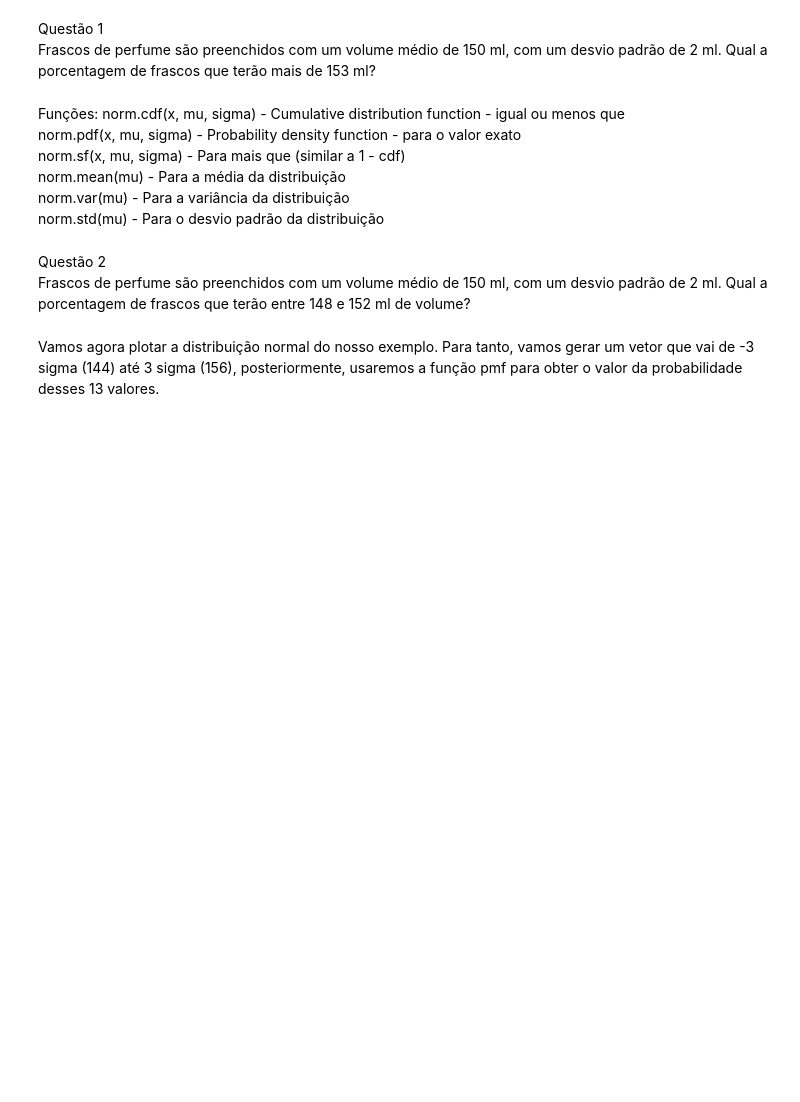
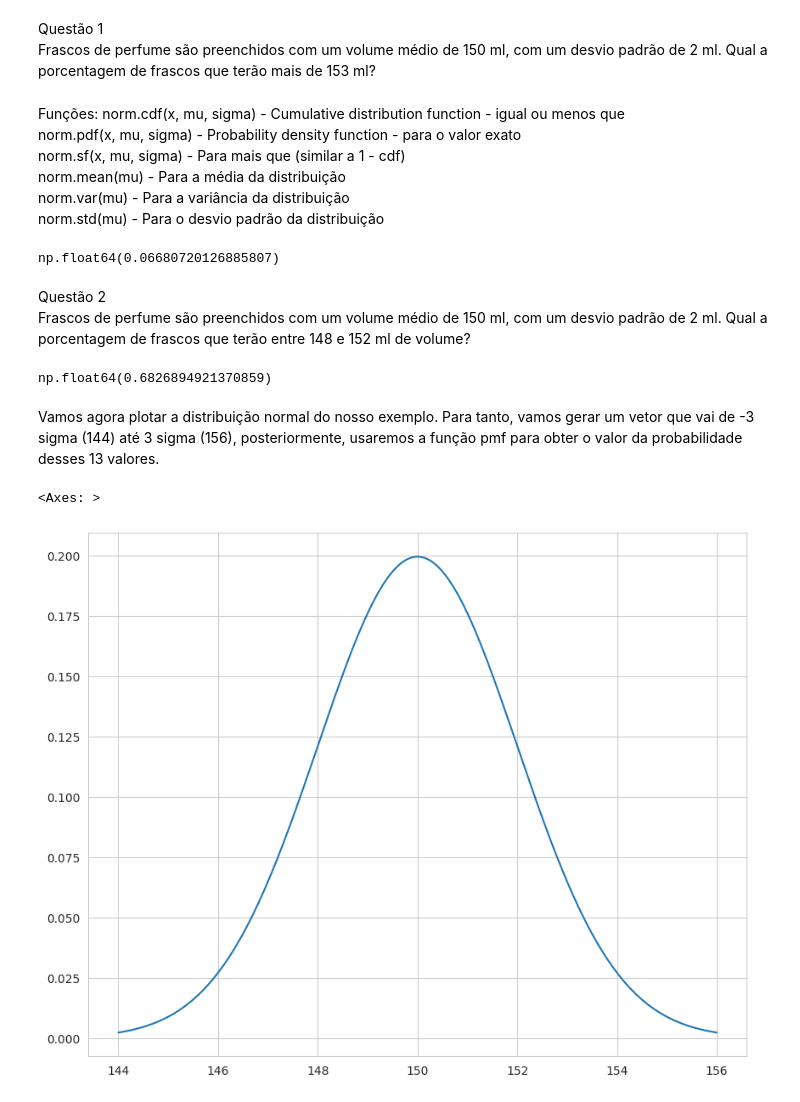
Before and after one commit to UlissesJunior/XMAC02-MetodosMatematicosAnaliseDados, a Jupyter notebook: Notebooks/Aula12 - Distribuição Normal/Aula12.ipynb, the cells around one changed output. Cells and saved outputs as stored; diff of their text form; code cells hidden in the pictures; blank space fills up the shorter version.

```diff
--- a/Notebooks/Aula12 - Distribuição Normal/Aula12.ipynb
+++ b/Notebooks/Aula12 - Distribuição Normal/Aula12.ipynb
@@ -30,8 +74,24 @@ norm.sf(x, mu, sigma) - Para mais que (similar a 1 - cdf) \
 norm.mean(mu) - Para a média da distribuição \
 norm.var(mu) - Para a variância da distribuição \
 norm.std(mu) - Para o desvio padrão da distribuição
+# %%
+norm.sf(153, 150, 2)
+# %% [output]
+np.float64(0.06680720126885807)
 # %% [markdown]
 Questão 2 \
 Frascos de perfume são preenchidos com um volume médio de 150 ml, com um desvio padrão de 2 ml. Qual a porcentagem de frascos que terão entre 148 e 152 ml de volume?
+# %%
+norm.sf(148, 150, 2) - norm.sf(152, 150, 2)
+# %% [output]
+np.float64(0.6826894921370859)
 # %% [markdown]
 Vamos agora plotar a distribuição normal do nosso exemplo. Para tanto, vamos gerar um vetor que vai de -3 sigma (144) até 3 sigma (156), posteriormente, usaremos a função pmf para obter o valor da probabilidade desses 13 valores.
+# %%
+eixo_x = np.linspace(144, 156, 1300)
+# %%
+eixo_y = norm.pdf(eixo_x, 150, 2)
+sns.lineplot(x=eixo_x, y=eixo_y)
+# %% [output]
+<Axes: >
+[figure, added]
```
Also changed, not shown: parts of 9 cells of this notebook.
